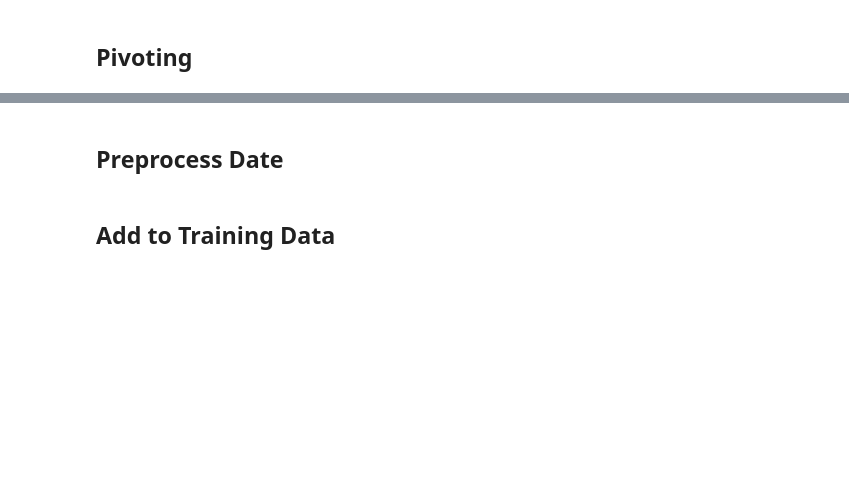
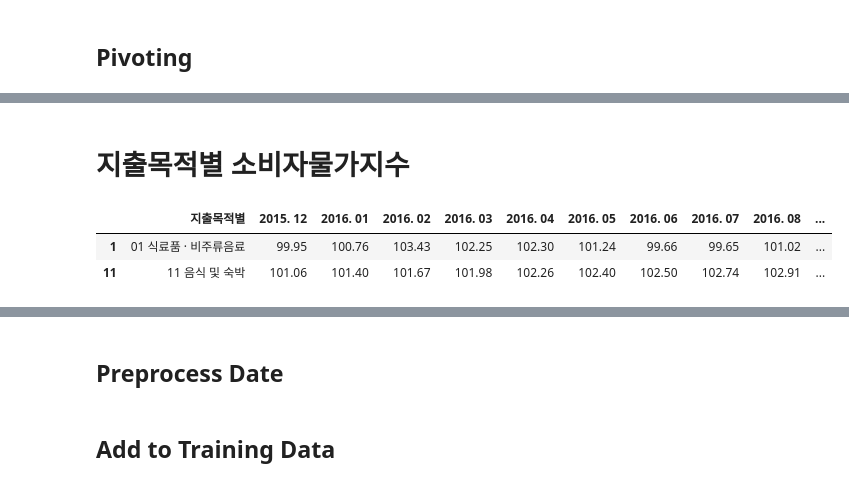
Before and after one commit to Yeony54/Project_Seafood_Import_Price_Prediction, a Jupyter notebook: Final_Preprocessing.ipynb, the cells around one changed output, grey strips where cells are left out. Cells and saved outputs as stored; diff of their text form; code cells hidden in the pictures; blank space fills up the shorter version.

```diff
--- a/Final_Preprocessing.ipynb
+++ b/Final_Preprocessing.ipynb
@@ -273,0 +278,4 @@ df_cpi_tmp2 = pd.read_excel(os.path.join(root, 'raw_cpi_purpose.xlsx'), encoding
+# %%
+cpi_purpose = pd.read_csv("/content/drive/MyDrive/빅콘/Seafood_Import_Price_Prediction/DATA/cpi/raw_cpi_purpose.csv",encoding='cp949')  # CPI
+
+cpi_purpose
@@ -279,0 +286,12 @@ df_cpi_tmp2 = df_cpi_tmp2.iloc[[2,4],:].drop(columns=['시도별'],axis=1)  #
+# %%
+cpi_purpose.drop('시도별',axis=1,inplace=True)
+
+cpi_purpose_copy = cpi_purpose.copy()
+
+cpi_purpose_copy.drop('지출목적별',axis=1,inplace=True)
+
+cpi_total = cpi_purpose_copy.iloc[0,:] # 전국 소비자물가 총지수만 추출
+
+cpi_total = pd.DataFrame(cpi_total.values,columns=['cpi'],index=cpi_total.index)
+
+cpi_total
@@ -286,0 +364,10 @@ df_cpi2['CPI_foodservice'] = df_cpi_tmp2.iloc[1,:].values
+# %% [markdown]
+# 지출목적별 소비자물가지수
+# %%
+cpi_purpose2 = cpi_purpose.iloc[[1,11],:]
+
+cpi_purpose2 # 전국 식료품별, 음식서비스별 cpi만 추출
+# %% [output]
+|  | 지출목적별 | 2015. 12 | 2016. 01 | 2016. 02 | 2016. 03 | 2016. 04 | 2016. 05 | 2016. 06 | 2016. 07 | 2016. 08 | ... |
+| 1 | 01 식료품 · 비주류음료 | 99.95 | 100.76 | 103.43 | 102.25 | 102.30 | 101.24 | 99.66 | 99.65 | 101.02 | ... |
+| 11 | 11 음식 및 숙박 | 101.06 | 101.40 | 101.67 | 101.98 | 102.26 | 102.40 | 102.50 | 102.74 | 102.91 | ... |
```
Also changed, not shown: parts of 16 cells of this notebook.
